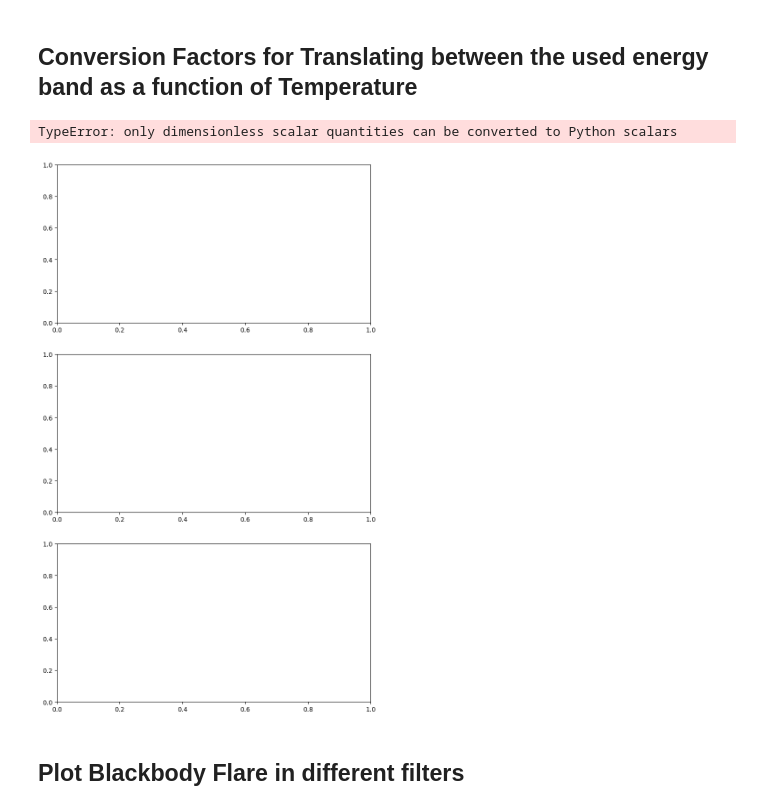
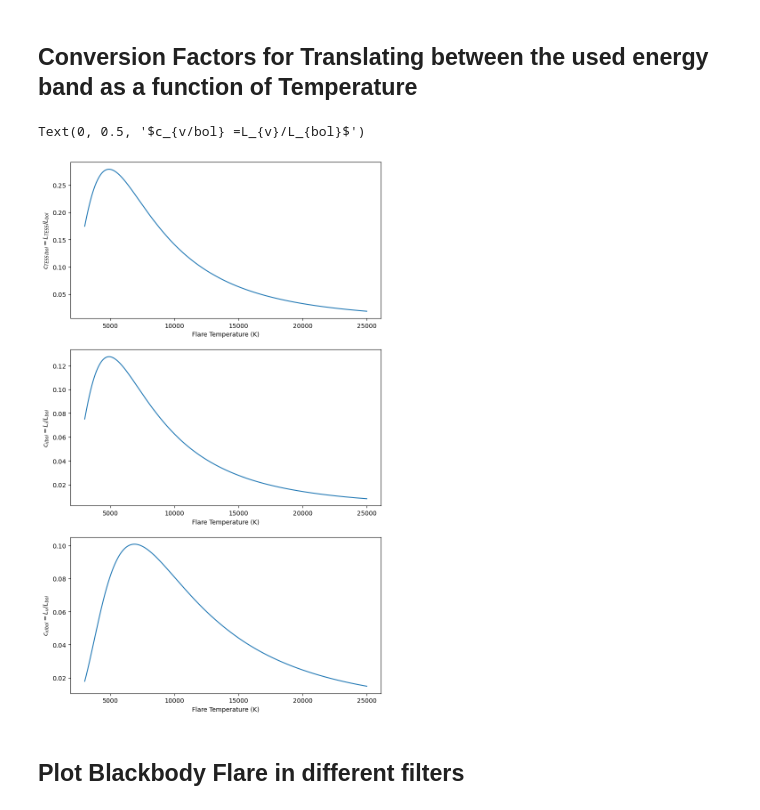
Before and after one commit to aaronmaas/2M0508-21-Superflare, a Jupyter notebook: 2M0508-21_Superflare_v3.3.ipynb, the cells around one changed output. Cells and saved outputs as stored; diff of their text form; code cells hidden in the pictures.

```diff
--- a/2M0508-21_Superflare_v3.3.ipynb
+++ b/2M0508-21_Superflare_v3.3.ipynb
@@ -486,6 +486,10 @@ plt.vlines(x=656.28, ymax=1.0, ymin=0, linestyles="--", color="tab:orange")
 
 import astropy.constants as cs
 from scipy import integrate
+
+def resp_integral(nu, response):
+    y1 = response
+    return np.abs(integrate.trapezoid(np.flip(y1), x=np.flip(nu)))
 
 # integration function using trapzoidal rule
 def energy_bol(nu, T):
@@ -499,35 +503,37 @@ def blackbody_nu_bol(nu, T):
         b = 2 * cs.h * nu**3 / (cs.c**2 * np.expm1(x))
     return b
 
+
 # defining integral from 0-> "infinity"
 nu_bol = np.arange(0.1,20000,1)
 nu_bol = nu_bol*1e12 * 1/u.s #bolometric frequency grid i Hz
 
+
 # calculate the conversion factors for translating between different photometric filters
 conversion_constants, conversion_constants_i, conversion_constants_v = [], [], []
 for t in temperatures:
-    conversion_constants.append(blackbody_filter(nu_tess, t,resp_tess)/energy_bol(nu_bol, t))
-    conversion_constants_i.append(blackbody_filter(nu_i, t,resp_i)/energy_bol(nu_bol, t))
-    conversion_constants_v.append(blackbody_filter(nu_v, t,resp_v)/energy_bol(nu_bol, t))
+    conversion_constants.append(blackbody_filter(nu_tess, t,resp_tess)*resp_integral(nu_tess, resp_tess)/(energy_bol(nu_bol, t)))
+    conversion_constants_i.append(blackbody_filter(nu_i, t,resp_i)*resp_integral(nu_i, resp_i)/energy_bol(nu_bol, t))
+    conversion_constants_v.append(blackbody_filter(nu_v, t,resp_v)*resp_integral(nu_v, resp_v)/energy_bol(nu_bol, t))
 # %%
 import matplotlib.pyplot as plt
 
 fig, axes = plt.subplots(ncols=1, nrows=3, figsize=(9,15.5))
 
-axes[0].plot(temperatures, conversion_constants)
+axes[0].plot(temperatures.value, conversion_constants)
 axes[0].set_xlabel("Flare Temperature (K)")
 axes[0].set_ylabel(r"$c_{TESS/bol} = L_{TESS}/L_{bol}$")
 
-axes[1].plot(temperatures, conversion_constants_i)
+axes[1].plot(temperatures.value, conversion_constants_i)
 axes[1].set_xlabel("Flare Temperature (K)")
 axes[1].set_ylabel(r"$c_{i/bol} =L_{i}/L_{bol}$")
 
-axes[2].plot(temperatures, conversion_constants_v)
+axes[2].plot(temperatures.value, conversion_constants_v)
 axes[2].set_xlabel("Flare Temperature (K)")
 axes[2].set_ylabel(r"$c_{v/bol} =L_{v}/L_{bol}$")
 # %% [output]
-TypeError: only dimensionless scalar quantities can be converted to Python scalars
+Text(0, 0.5, '$c_{v/bol} =L_{v}/L_{bol}$')
-[figure, old version]
+[figure, new version]
 # %% [markdown]
 ## Plot Blackbody Flare in different filters
 # %%
```
Also changed, not shown: parts of 1 cell of this notebook.
